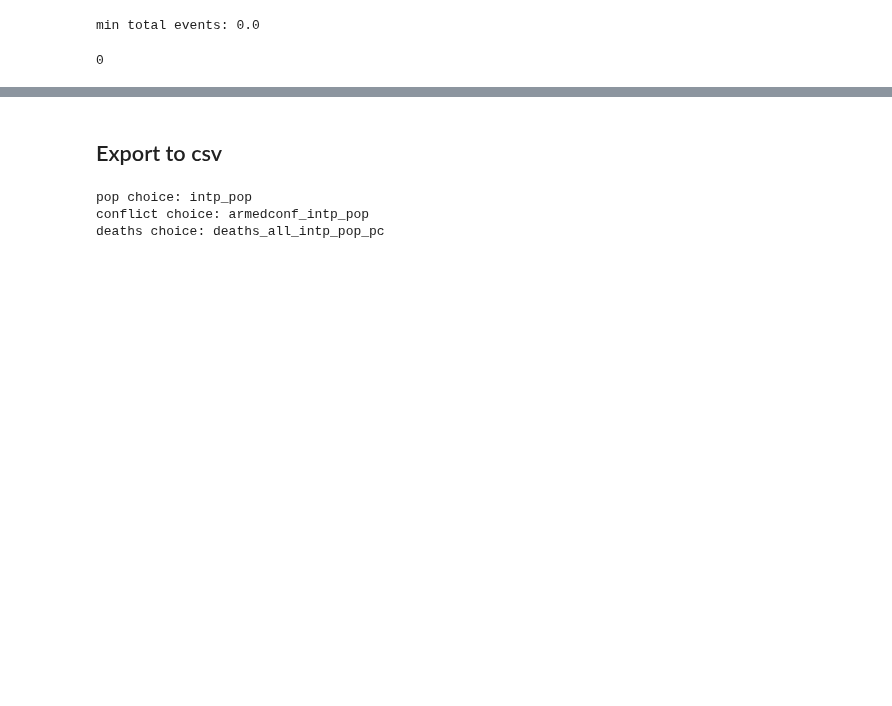
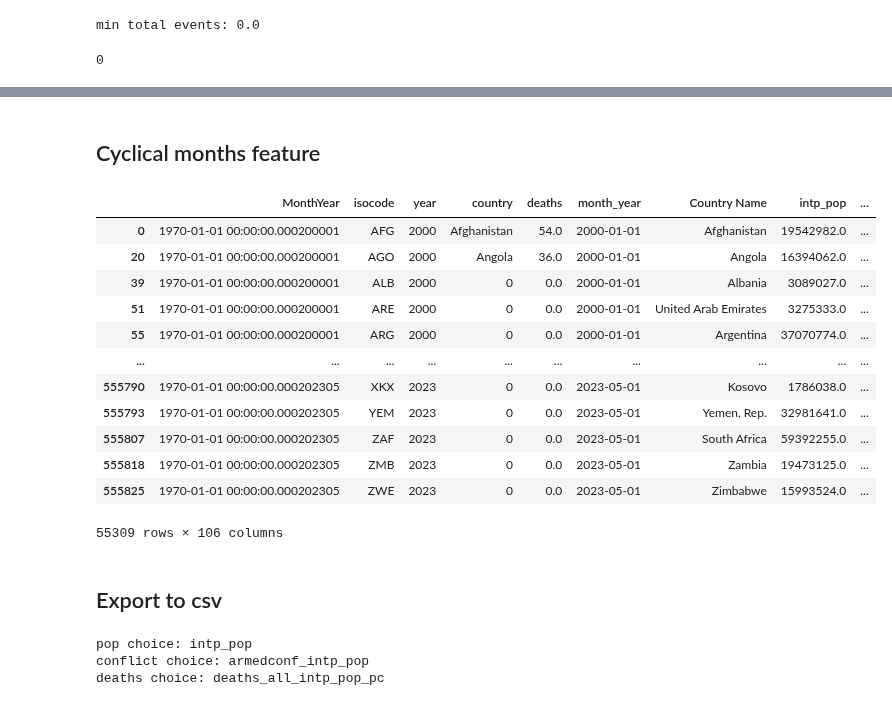
Before and after one commit to luisquinonesPR/thesis, a Jupyter notebook: utils/preprocessing.ipynb, the cells around one changed output, grey strips where cells are left out. Saved outputs shown, nothing was run; the diff lists cells and outputs as text; code cells hidden in the pictures; blank space fills up the shorter version.

```diff
--- a/utils/preprocessing.ipynb
+++ b/utils/preprocessing.ipynb
@@ -1086,3 +1094,25 @@ print((set(df_deaths.columns) - set(pop_options.columns)))
+# %% [markdown]
+## Cyclical months feature
+# %%
+df_cyclical = df_deaths.copy()
+
+encoder = CyclicalFeatures(variables=['month'], drop_original=True)
+df_cyclical = encoder.fit_transform(df_cyclical)
+df_cyclical
+# %% [output]
+|  | MonthYear | isocode | year | country | deaths | month_year | Country Name | intp_pop | ... |
+| 0 | 1970-01-01 00:00:00.000200001 | AFG | 2000 | Afghanistan | 54.0 | 2000-01-01 | Afghanistan | 19542982.0 | ... |
+| 20 | 1970-01-01 00:00:00.000200001 | AGO | 2000 | Angola | 36.0 | 2000-01-01 | Angola | 16394062.0 | ... |
+| 39 | 1970-01-01 00:00:00.000200001 | ALB | 2000 | 0 | 0.0 | 2000-01-01 | Albania | 3089027.0 | ... |
+| 51 | 1970-01-01 00:00:00.000200001 | ARE | 2000 | 0 | 0.0 | 2000-01-01 | United Arab Emirates | 3275333.0 | ... |
+| 55 | 1970-01-01 00:00:00.000200001 | ARG | 2000 | 0 | 0.0 | 2000-01-01 | Argentina | 37070774.0 | ... |
+| ... | ... | ... | ... | ... | ... | ... | ... | ... | ... |
+| 555790 | 1970-01-01 00:00:00.000202305 | XKX | 2023 | 0 | 0.0 | 2023-05-01 | Kosovo | 1786038.0 | ... |
+| 555793 | 1970-01-01 00:00:00.000202305 | YEM | 2023 | 0 | 0.0 | 2023-05-01 | Yemen, Rep. | 32981641.0 | ... |
+| 555807 | 1970-01-01 00:00:00.000202305 | ZAF | 2023 | 0 | 0.0 | 2023-05-01 | South Africa | 59392255.0 | ... |
+| 555818 | 1970-01-01 00:00:00.000202305 | ZMB | 2023 | 0 | 0.0 | 2023-05-01 | Zambia | 19473125.0 | ... |
+| 555825 | 1970-01-01 00:00:00.000202305 | ZWE | 2023 | 0 | 0.0 | 2023-05-01 | Zimbabwe | 15993524.0 | ... |
+55309 rows × 106 columns
 # %% [markdown]
 ## Export to csv
 # %%
```
Also changed, not shown: parts of 12 cells of this notebook.
